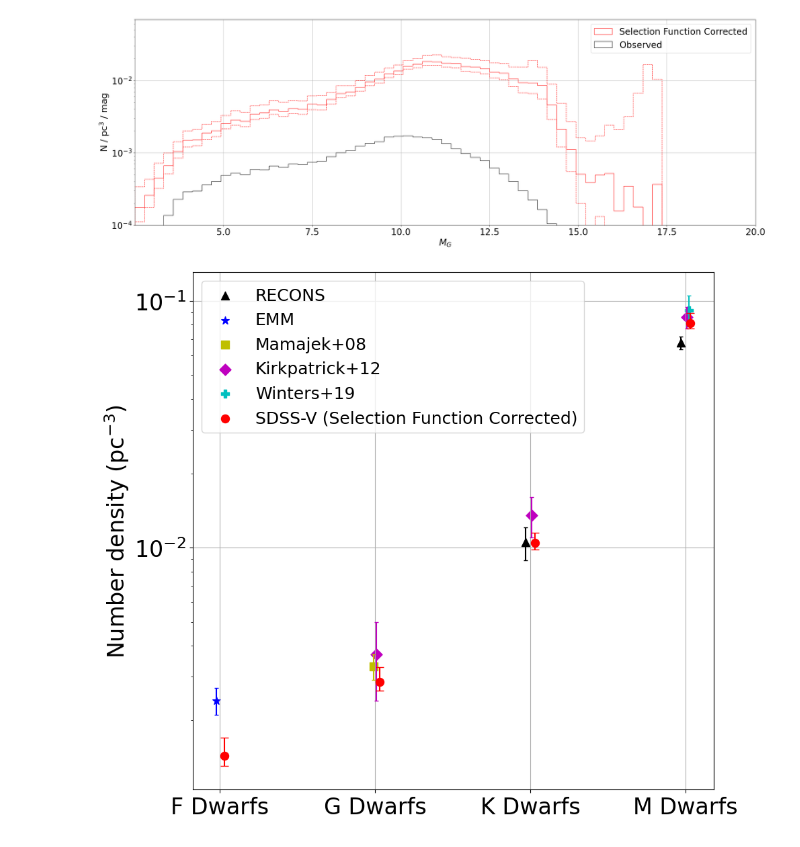
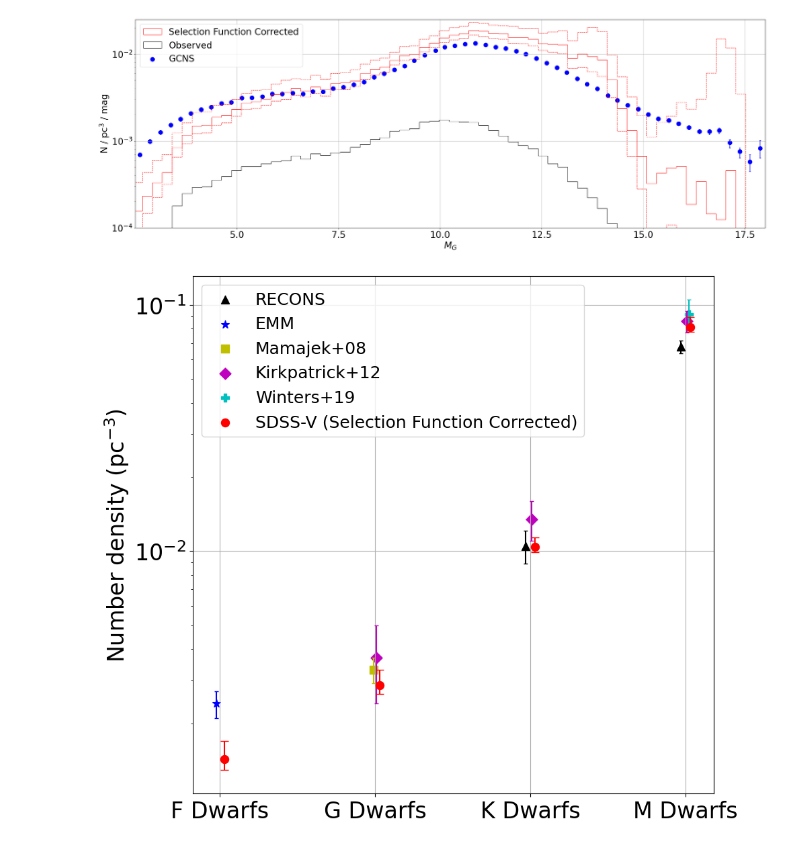
Before and after one commit to imedan/snc_sf, a Jupyter notebook: notebooks/DR19_example.ipynb, the cells around one changed output. Drawn from its saved outputs; the diff is of its cells as text; code cells hidden in the pictures.

```diff
--- a/notebooks/DR19_example.ipynb
+++ b/notebooks/DR19_example.ipynb
@@ -31,7 +31,7 @@ data_expr = [(pl.col('phot_g_mean_mag')),
 
 # bins for the lum_func
 # This will be passed as the final argument in lum_func()
-MG_lum = np.linspace(2.5, 22.5, 75)
+MG_lum = np.linspace(0, 18, 75)
 args = [MG_lum]
 
 N_boot = sncsf.bootstrap_values(lum_func, filt, data_expr, args)
@@ -40,36 +40,42 @@ MG_data = sncsf.data.select(MG).filter(filt).to_numpy().reshape((-1, ))
 
 N, _ = np.histogram(MG_data, weights=np.zeros(len(MG_data)) + 1 / (4/3 * np.pi * 100 ** 3), bins=MG_lum)
 N /=  (MG_lum[1] - MG_lum[0])
+# %%
+GNSC = np.genfromtxt('../../GNSS_lum_func-fig16.csv', delimiter=',', skip_header=1)
 # %%
 plt.figure(figsize=(30, 10))
 
 plt.hist(MG_lum[:-1], bins=MG_lum, weights=np.nanmedian(N_boot, axis=0), label='Selection Function Corrected',
-        histtype='step', lw=2, edgecolor='r')
+        histtype='step', lw=5, edgecolor='r')
 plt.hist(MG_lum[:-1], bins=MG_lum,
          weights=np.nanpercentile(N_boot, 2.5, axis=0),
          label=None,
         histtype='step', lw=1, linestyle='--', edgecolor='r')
 plt.hist(MG_lum[:-1], bins=MG_lum,
          weights=np.nanpercentile(N_boot, 97.5, axis=0),
          label=None,
         histtype='step', lw=1, linestyle='--', edgecolor='r')
 
 plt.hist(MG_lum[:-1], bins=MG_lum, weights=N, label='Observed',
-        histtype='step', lw=2, edgecolor='k')
+        histtype='step', lw=5, edgecolor='k')
+
+plt.scatter(GNSC[:, 0], GNSC[:, 1], c='b', label='GCNS', s=125)
+plt.errorbar(GNSC[:, 0], GNSC[:, 1], yerr=[GNSC[:, 2] - GNSC[:, 1], GNSC[:, 1] - GNSC[:, 3]],
+             fmt='none', ecolor='b')
 
 plt.xticks(np.arange(5, 22.5, 2.5))
 
 plt.grid()
-plt.xlim((2.5, 20))
-plt.ylim((1e-4, 7e-2))
+plt.xlim((2.5, 18))
+plt.ylim((1e-4, 2.5e-2))
 plt.yscale('log')
 plt.xlabel(r'$M_G$')
 plt.ylabel(r'N / pc$^3$ / mag')
 plt.legend()
 plt.savefig('paper_plots/luminosity_func.png', bbox_inches='tight')
 plt.show()
 # %% [output]
-[figure, old version]
+[figure, new version]
 # %%
 truth = {}
 truth['RECONS'] = [['k', '^'],
```
Also changed, not shown: parts of 2 cells of this notebook.
